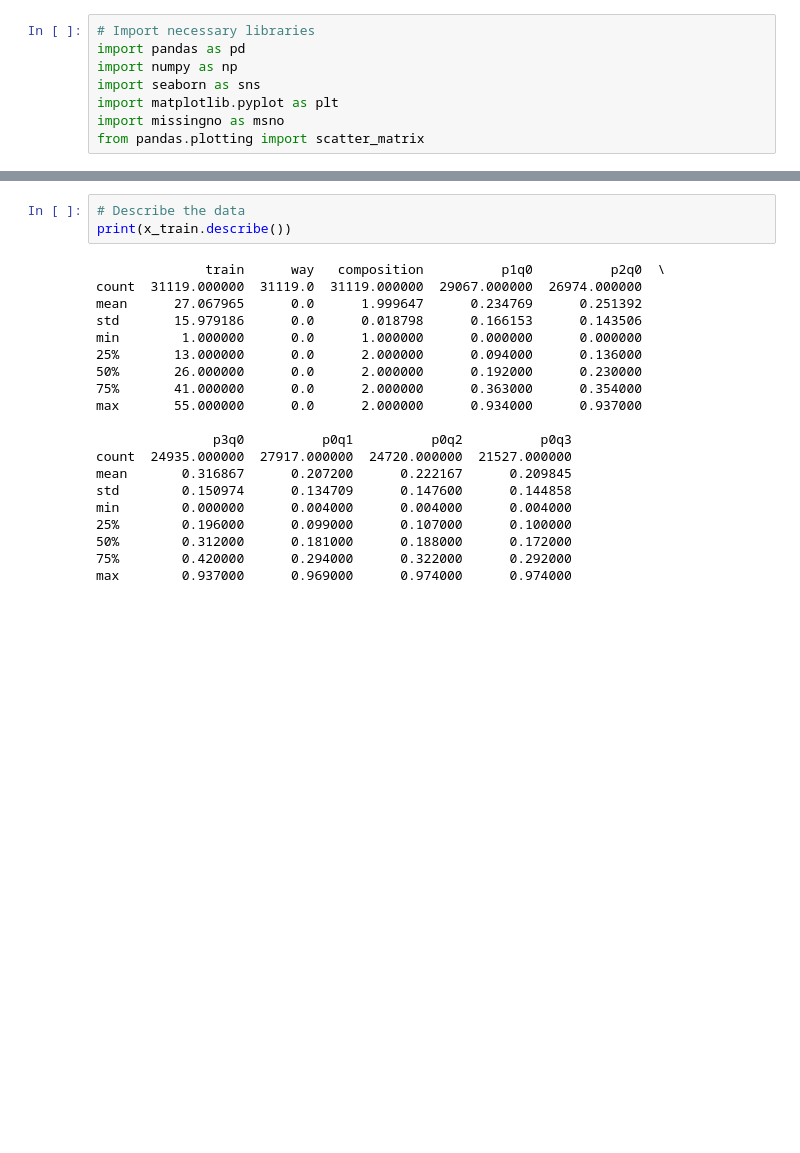
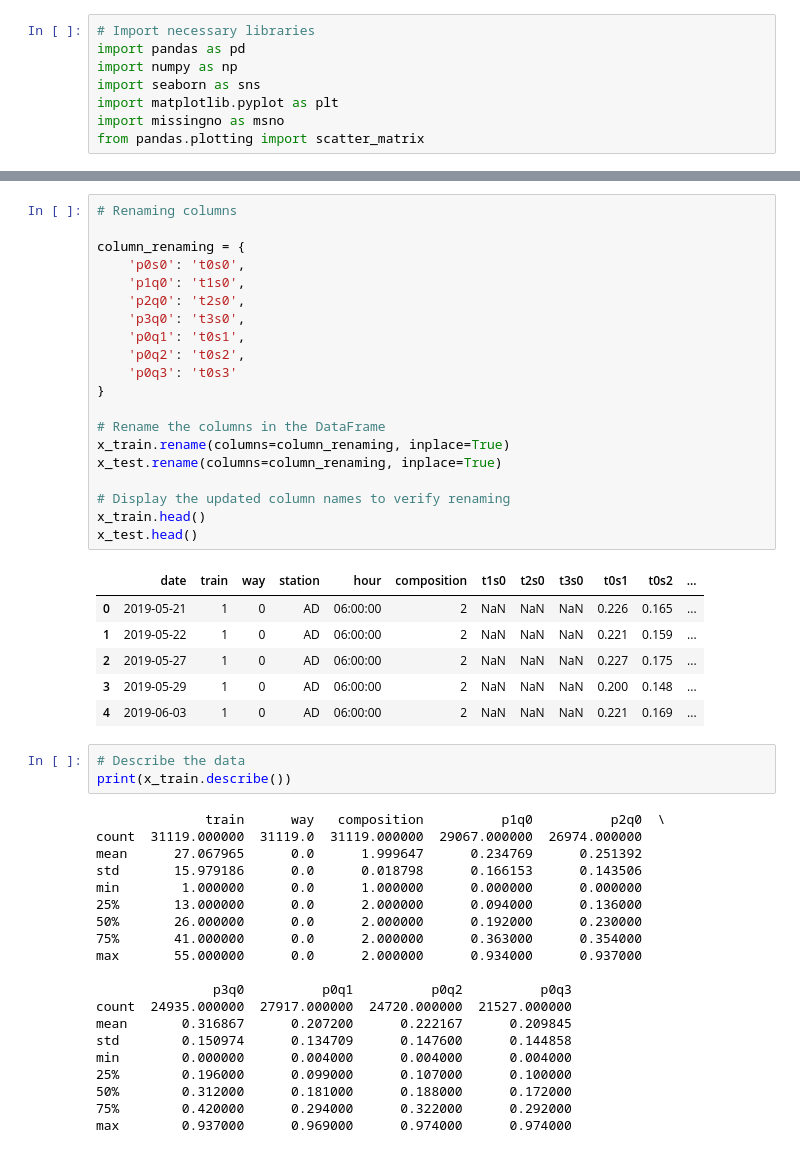
Before and after one commit to ArthurMbraga/machine-learning-project-CSC7201, a Jupyter notebook: project.ipynb, the cells around one changed output, grey strips where cells are left out. Saved outputs shown, nothing was run; the diff lists cells and outputs as text; blank space fills up the shorter version.

```diff
--- a/project.ipynb
+++ b/project.ipynb
@@ -28,3 +41,30 @@ Shape of y_sample: (13752, 2)
+# %%
+# Renaming columns
+
+column_renaming = {
+    'p0s0': 't0s0',
+    'p1q0': 't1s0',
+    'p2q0': 't2s0',
+    'p3q0': 't3s0',
+    'p0q1': 't0s1',
+    'p0q2': 't0s2',
+    'p0q3': 't0s3'
+}
+
+# Rename the columns in the DataFrame
+x_train.rename(columns=column_renaming, inplace=True)
+x_test.rename(columns=column_renaming, inplace=True)
+
+# Display the updated column names to verify renaming
+x_train.head()
+x_test.head()
+# %% [output]
+|  | date | train | way | station | hour | composition | t1s0 | t2s0 | t3s0 | t0s1 | t0s2 | ... |
+| 0 | 2019-05-21 | 1 | 0 | AD | 06:00:00 | 2 | NaN | NaN | NaN | 0.226 | 0.165 | ... |
+| 1 | 2019-05-22 | 1 | 0 | AD | 06:00:00 | 2 | NaN | NaN | NaN | 0.221 | 0.159 | ... |
+| 2 | 2019-05-27 | 1 | 0 | AD | 06:00:00 | 2 | NaN | NaN | NaN | 0.227 | 0.175 | ... |
+| 3 | 2019-05-29 | 1 | 0 | AD | 06:00:00 | 2 | NaN | NaN | NaN | 0.200 | 0.148 | ... |
+| 4 | 2019-06-03 | 1 | 0 | AD | 06:00:00 | 2 | NaN | NaN | NaN | 0.221 | 0.169 | ... |
 # %%
 # Describe the data
 print(x_train.describe())
```
Also changed, not shown: parts of 46 cells of this notebook, 5 other files.
